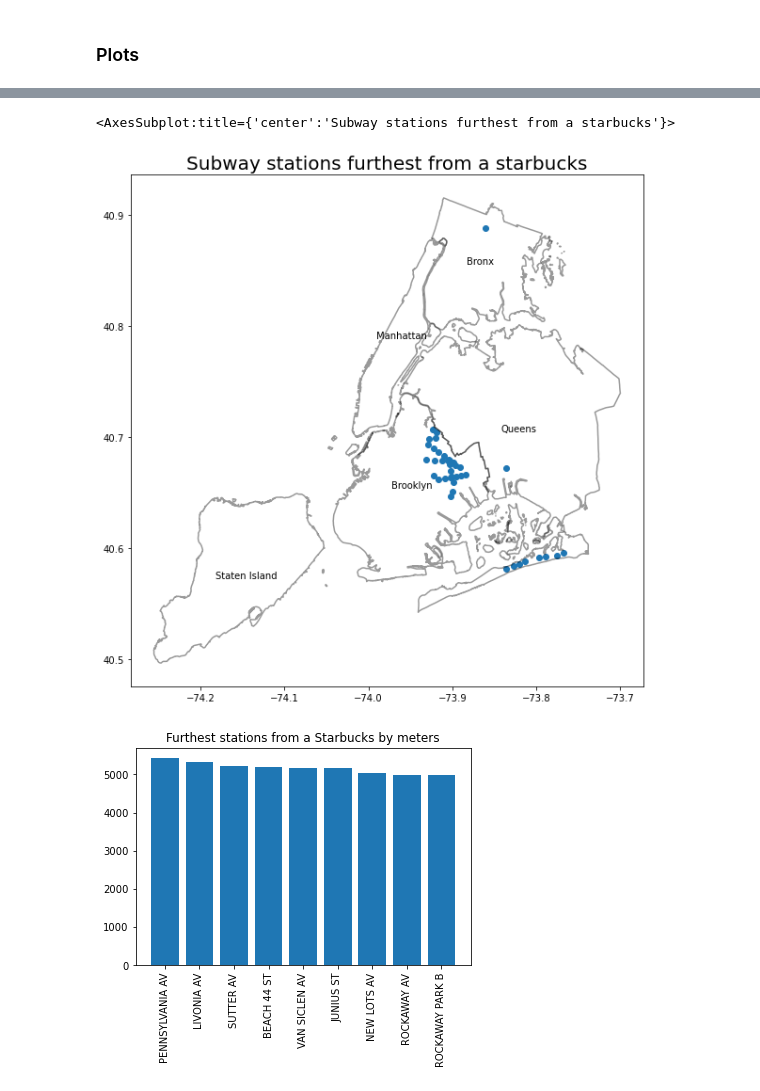
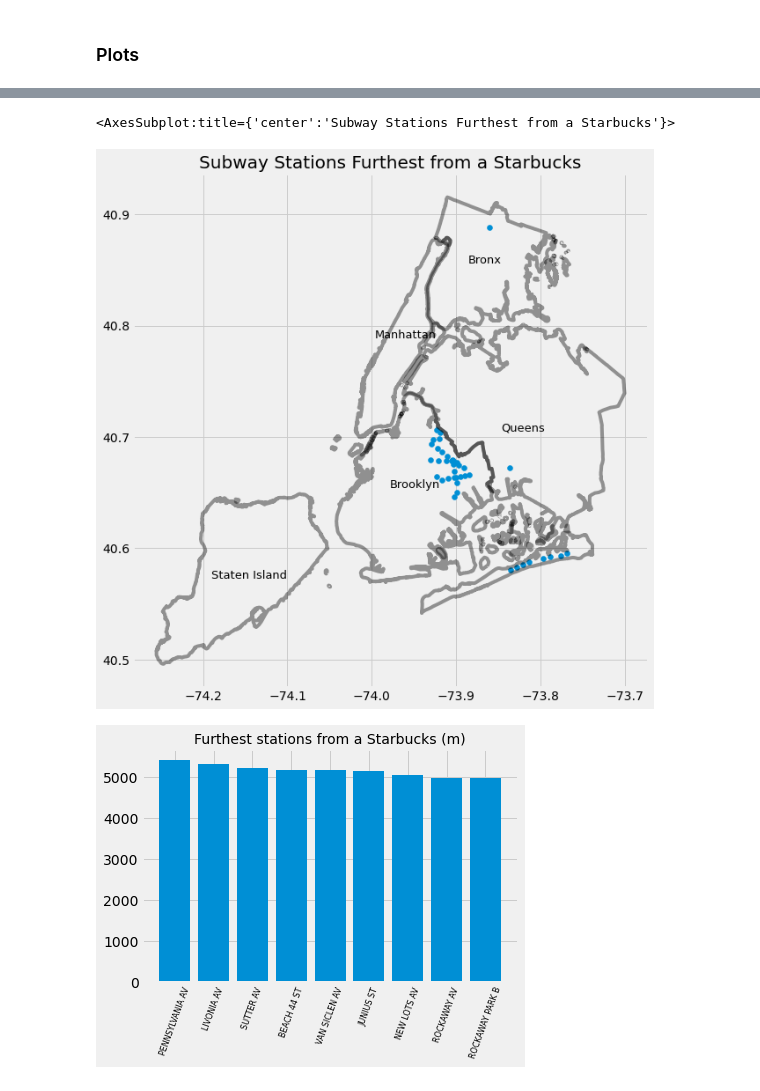
Before and after one commit to MarcelColvin/Starbucks_project, a Jupyter notebook: EDA Final Project data work.ipynb, the cells around one changed output, grey strips where cells are left out. Drawn from its saved outputs; the diff is of its cells as text; code cells hidden in the pictures.

```diff
--- a/EDA Final Project data work.ipynb
+++ b/EDA Final Project data work.ipynb
@@ -216,3 +216,5 @@ for i in range(0,len(weekday_totals_gdf)):
             weekday_totals_gdf["DISTANCE"].at[i] = b
 # %% [markdown]
 ### Plots
+# %%
+plt.style.use('fivethirtyeight')
@@ -260,20 +275,20 @@ x = weekday_totals_gdf.sort_values("DISTANCE", ascending = False)[0:40]
 x = x.reset_index(drop = True)
 base = ny_map.boundary.plot( edgecolor='k', alpha = 0.4, figsize=(10,10))
 for idx, row in ny_map.iterrows():
-    base.annotate(text = row['BoroName'], xy=row['coords'], horizontalalignment='center')
-base.set_title("Subway stations furthest from a starbucks", fontsize = 20)
+    base.annotate(text = row['BoroName'], xy=row['coords'], horizontalalignment='center' , fontsize = 13)
+base.set_title("Subway Stations Furthest from a Starbucks", fontsize = 20)
 x.plot(ax=base)
 # %% [output]
-<AxesSubplot:title={'center':'Subway stations furthest from a starbucks'}>
+<AxesSubplot:title={'center':'Subway Stations Furthest from a Starbucks'}>
-[figure, old version]
+[figure, new version]
 # %%
 x = station_totals_gdf.sort_values("DISTANCE", ascending = False)[0:10]
 x = x.reset_index(drop = True)
 plt.bar(x["STATION"], height = x["DISTANCE"])
-plt.xticks(rotation = 90)
-plt.title("Furthest stations from a Starbucks by meters")
+plt.xticks(rotation = 70, fontsize = 8)
+plt.title("Furthest Stations from a Starbucks (m)", fontsize = 14)
 plt.show()
 # %% [output]
-[figure, old version]
+[figure, new version]
 # %%
 weekday_totals_gdf["DISTANCE"] = pd.to_numeric(weekday_totals_gdf["DISTANCE"])
```
Also changed, not shown: parts of 8 cells of this notebook, 1 other file.
